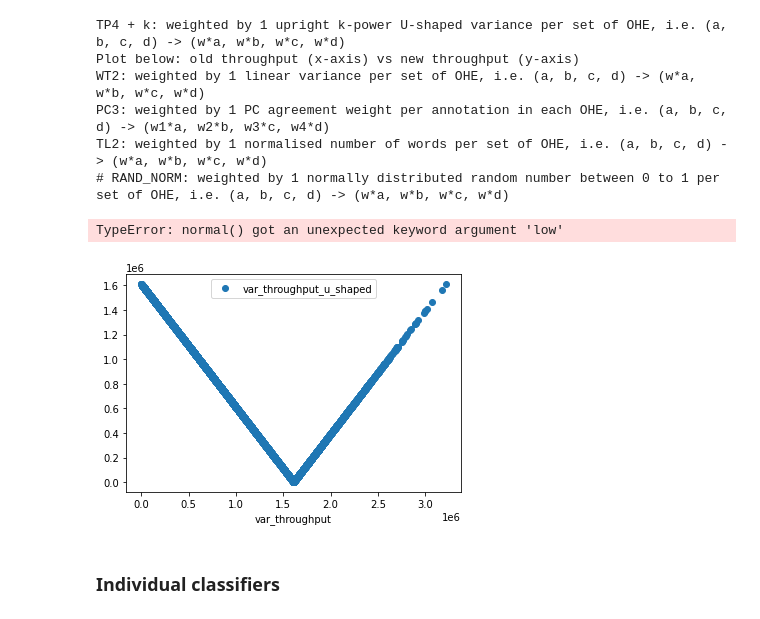
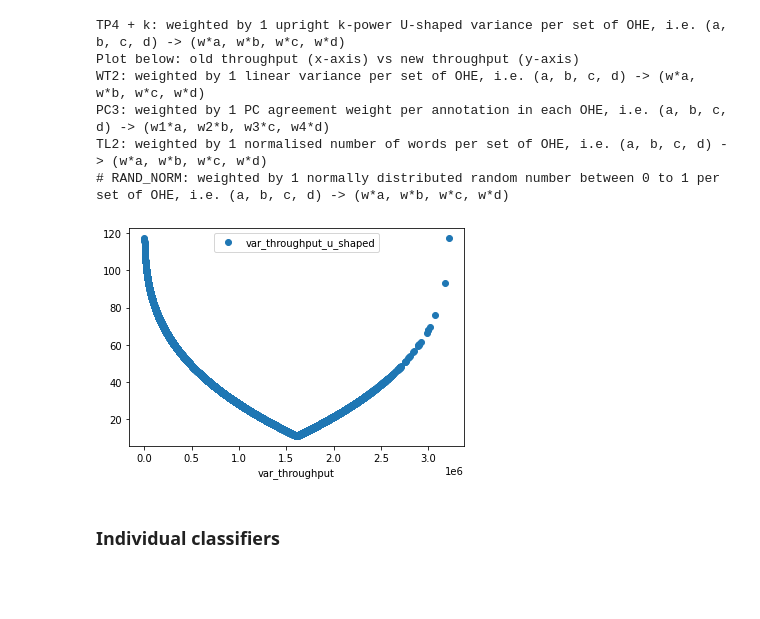
Before and after one commit to quarbby/diplomacy-betrayal, a Jupyter notebook: pipeline-numeric-randomforests.ipynb, the cells around one changed output. Drawn from its saved outputs; the diff is of its cells as text; code cells hidden in the pictures; blank space fills up the shorter version.

```diff
--- a/pipeline-numeric-randomforests.ipynb
+++ b/pipeline-numeric-randomforests.ipynb
@@ -32,21 +32,20 @@ df = df.dropna()
 # %%
 throughput_option = 'TP4'
 worktime_option = 'WT2'
 pc_agreement_option = 'PC3'
 textlength_option = 'TL2'
 special_option = 'RAND_NORM'
-k_option_for_tp = 1
+k_option_for_tp = 3
 
 df_throughput, df_worktime, df_agreement, df_textlength, df_special = metadata_options.set_OHE_pipeline_options(df, throughput_option, worktime_option, pc_agreement_option, textlength_option, special_option, k_option_for_tp)
 # %% [output]
 TP4 + k: weighted by 1 upright k-power U-shaped variance per set of OHE, i.e. (a, b, c, d) -> (w*a, w*b, w*c, w*d)
 Plot below: old throughput (x-axis) vs new throughput (y-axis)
 WT2: weighted by 1 linear variance per set of OHE, i.e. (a, b, c, d) -> (w*a, w*b, w*c, w*d)
 PC3: weighted by 1 PC agreement weight per annotation in each OHE, i.e. (a, b, c, d) -> (w1*a, w2*b, w3*c, w4*d)
 TL2: weighted by 1 normalised number of words per set of OHE, i.e. (a, b, c, d) -> (w*a, w*b, w*c, w*d)
 # RAND_NORM: weighted by 1 normally distributed random number between 0 to 1 per set of OHE, i.e. (a, b, c, d) -> (w*a, w*b, w*c, w*d)
-TypeError: normal() got an unexpected keyword argument 'low'
-[figure, old version]
+[figure, new version]
 # %%
 ######################################
 ## Model Options ##
```
Also changed, not shown: parts of 18 cells of this notebook, 19 other files.
